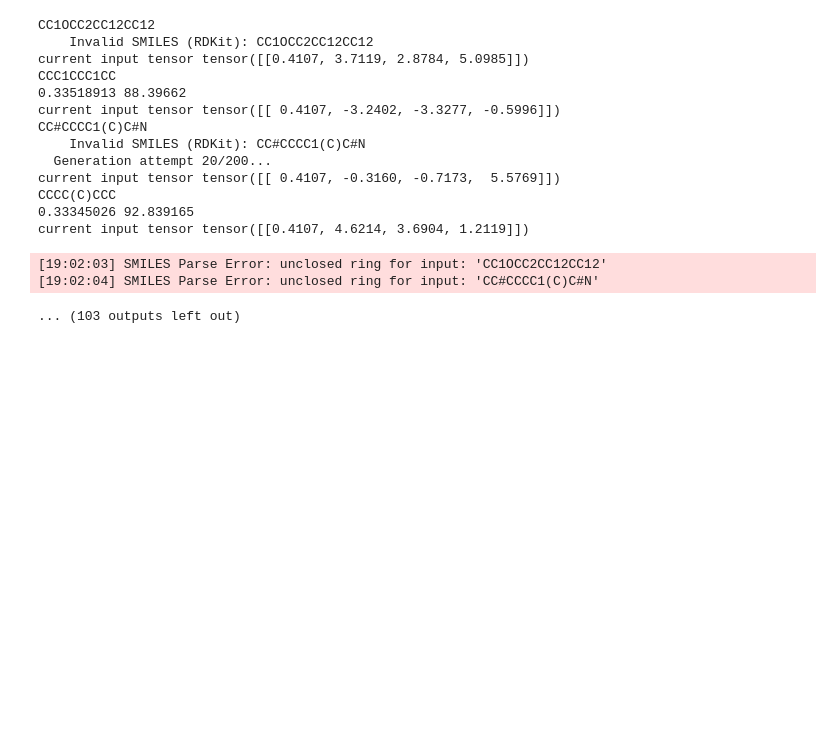
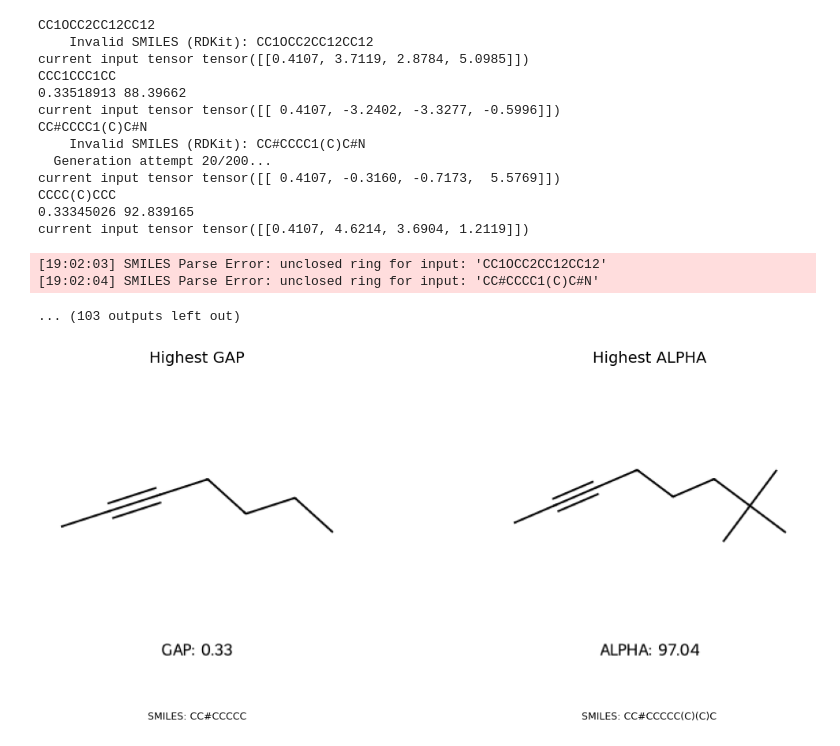
Before and after one commit to WeaverC20/NEMSTransformer, a Jupyter notebook: Project.ipynb, the cells around one changed output. Saved outputs shown, nothing was run; the diff lists cells and outputs as text; code cells hidden in the pictures; blank space fills up the shorter version.

Commit message:
plotting highest performign generated alpha and gap molecules

```diff
--- a/Project.ipynb
+++ b/Project.ipynb
@@ -1780,3 +1780,49 @@ current input tensor tensor([[0.4107, 4.6214, 3.6904, 1.2119]])
 [19:02:03] SMILES Parse Error: unclosed ring for input: 'CC1OCC2CC12CC12'
 [19:02:04] SMILES Parse Error: unclosed ring for input: 'CC#CCCC1(C)C#N'
 ... (103 outputs left out)
+# %%
+from rdkit.Chem import Draw
+
+def plot_top_molecules(csv_path):
+    # Read the CSV
+    df = pd.read_csv(csv_path)
+
+    # Check required columns
+    required_columns = {'smiles', 'homo', 'lumo', 'gap', 'alpha'}
+    if not required_columns.issubset(df.columns):
+        raise ValueError(f"CSV must contain columns: {required_columns}")
+
+    # Find top performers
+    top_gap_row = df.loc[df['gap'].idxmax()]
+    top_alpha_row = df.loc[df['alpha'].idxmax()]
+
+    # RDKit Mol objects
+    mol_gap = Chem.MolFromSmiles(top_gap_row['smiles'])
+    mol_alpha = Chem.MolFromSmiles(top_alpha_row['smiles'])
+
+    if mol_gap is None or mol_alpha is None:
+        raise ValueError("Invalid SMILES string detected.")
+
+    # Draw molecules
+    img_gap = Draw.MolToImage(mol_gap, legend=f"GAP: {top_gap_row['gap']:.2f}")
+    img_alpha = Draw.MolToImage(mol_alpha, legend=f"ALPHA: {top_alpha_row['alpha']:.2f}")
+
+    # Plot
+    fig, axes = plt.subplots(1, 2, figsize=(12, 5))
+
+    axes[0].imshow(img_gap)
+    axes[0].set_title("Highest GAP", fontsize=14)
+    axes[0].text(0.5, -0.15, f"SMILES: {top_gap_row['smiles']}", ha='center', va='center', transform=axes[0].transAxes, fontsize=9, wrap=True)
+    axes[0].axis('off')
+
+    axes[1].imshow(img_alpha)
+    axes[1].set_title("Highest ALPHA", fontsize=14)
+    axes[1].text(0.5, -0.15, f"SMILES: {top_alpha_row['smiles']}", ha='center', va='center', transform=axes[1].transAxes, fontsize=9, wrap=True)
+    axes[1].axis('off')
+
+    plt.tight_layout()
+    plt.show()
+
+plot_top_molecules("final_generation_results/novel_high_gap_alpha_smiles.csv")
+# %% [output]
+[figure, added]
```
